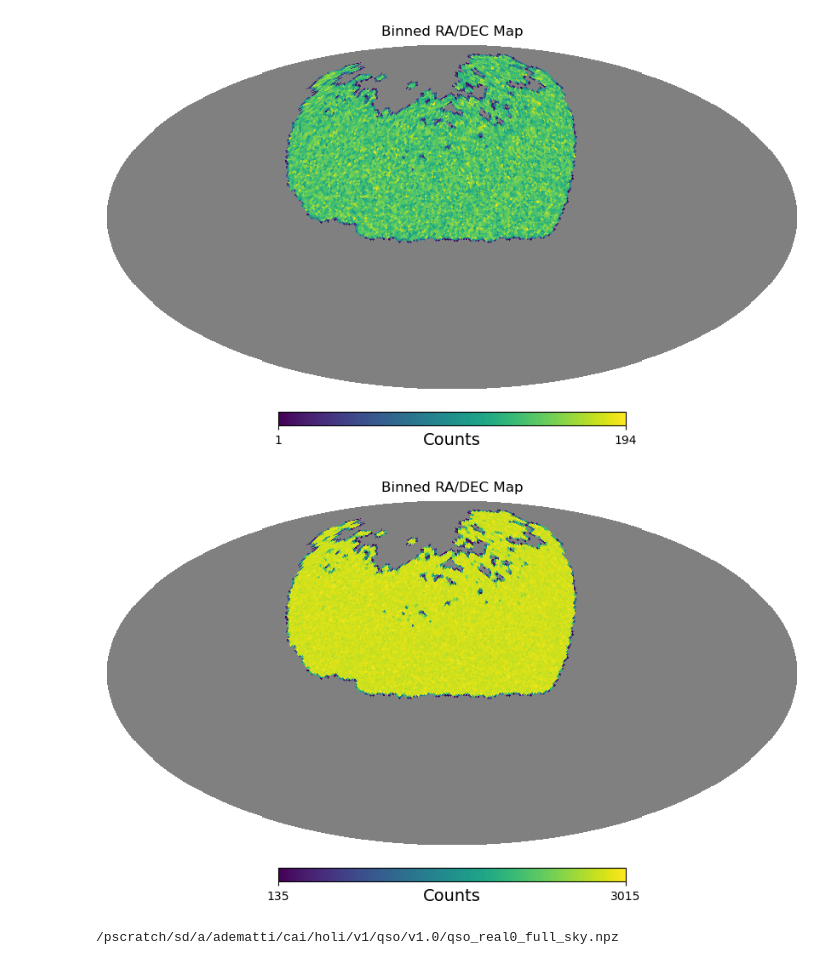
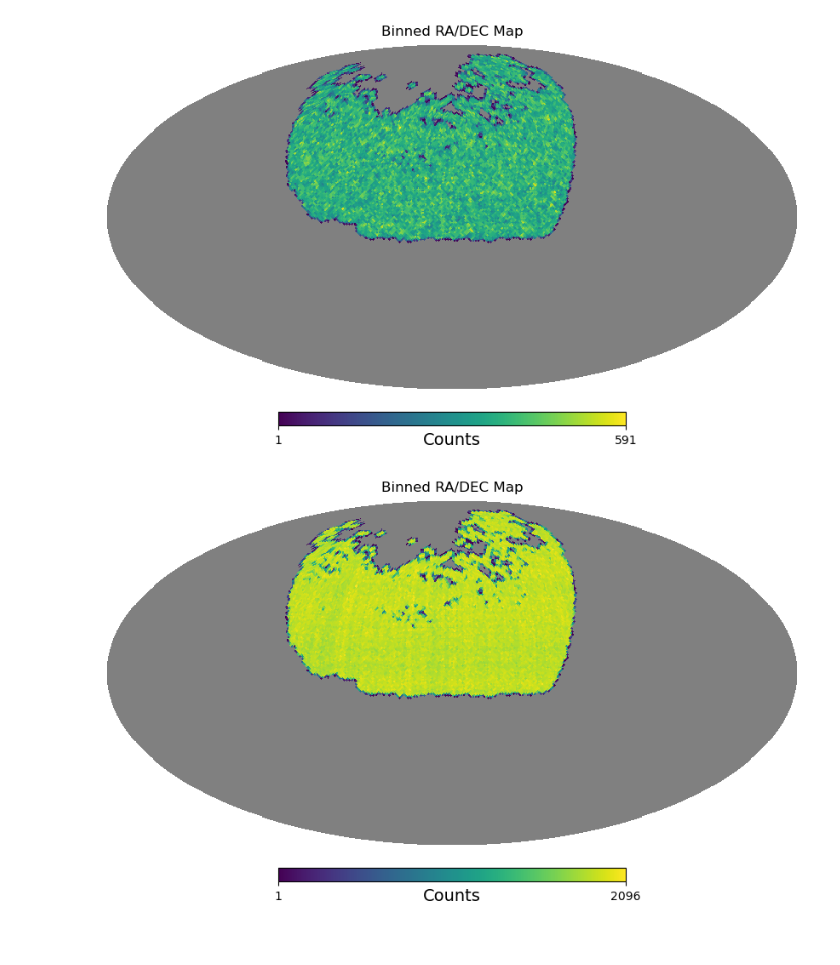
Before and after one commit to adematti/jax-power, a Jupyter notebook: scripts/holi.ipynb, the cells around one changed output. Saved outputs shown, nothing was run; the diff lists cells and outputs as text; code cells hidden in the pictures.

Commit message:
both holi v1 and v2

```diff
--- a/scripts/holi.ipynb
+++ b/scripts/holi.ipynb
@@ -58,7 +58,7 @@ for tracer in ['BGS', 'LRG1', 'LRG2', 'LRG3', 'ELG1', 'ELG2', 'QSO'][1:4]:
         if with_uchuu:
             ax.plot([], [], color='k', linestyle=':', label='GLAM-Uchuu')
         if with_holi:
-            ax.plot([], [], color='k', linestyle='--', label='Holi')
+            ax.plot([], [], color='k', linestyle='--', label='Holi v2')
         for ill, ell in enumerate(pk.projs):
             color = 'C{:d}'.format(ill)
             ax.plot([], [], color=color, linestyle='-', label=f'$\ell = {ell:d}$')
@@ -104,36 +195,32 @@ Loading 11 files.
 # %%
 from holi import get_clustering_rdzw, get_data_fn, get_randoms_fn
-imock = 10
-tracer = 'QSO'
+imock = 201
+tracer = 'LRG'
 region = 'NGC'
 fn = get_data_fn(imock=imock, tracer=tracer)
 data = get_clustering_rdzw(fn, imock=imock, region=region)
-fn = get_randoms_fn(tracer=tracer, region=region)
+fn = get_randoms_fn(tracer=tracer, imock=imock, region=region)
 randoms = get_clustering_rdzw(fn, region=region)
 
 def plot_healpix(ra, dec, nside=64, title="Binned RA/DEC Map", show=True):
     import healpy as hp
     npix = hp.nside2npix(nside)
     # Convert to theta (colatitude) and phi (longitude) in radians
     theta = np.radians(90.0 - dec)
     phi = np.radians(ra + 180.)
     # Get pixel indices
     pix = hp.ang2pix(nside, theta, phi)
     # Bin into HEALPix map
     healpix_map = np.bincount(pix, minlength=npix)
     # Mask unseen pixels
     healpix_map = np.where(healpix_map == 0, hp.UNSEEN, healpix_map)
     # Plot
     hp.mollview(healpix_map, title=title, unit="Counts", cmap="viridis")
     if show:
         plt.show()
 
 plot_healpix(*data[:2])
 plot_healpix(*randoms[:2])
 # %% [output]
-[figure, old version]
+[figure, new version]
-[figure, old version]
+[figure, new version]
-# %%
-print(fn)
-# %% [output]
-/pscratch/sd/a/adematti/cai/holi/v1/qso/v1.0/qso_real0_full_sky.npz
```
Also changed, not shown: parts of 2 cells of this notebook, 2 other files.
